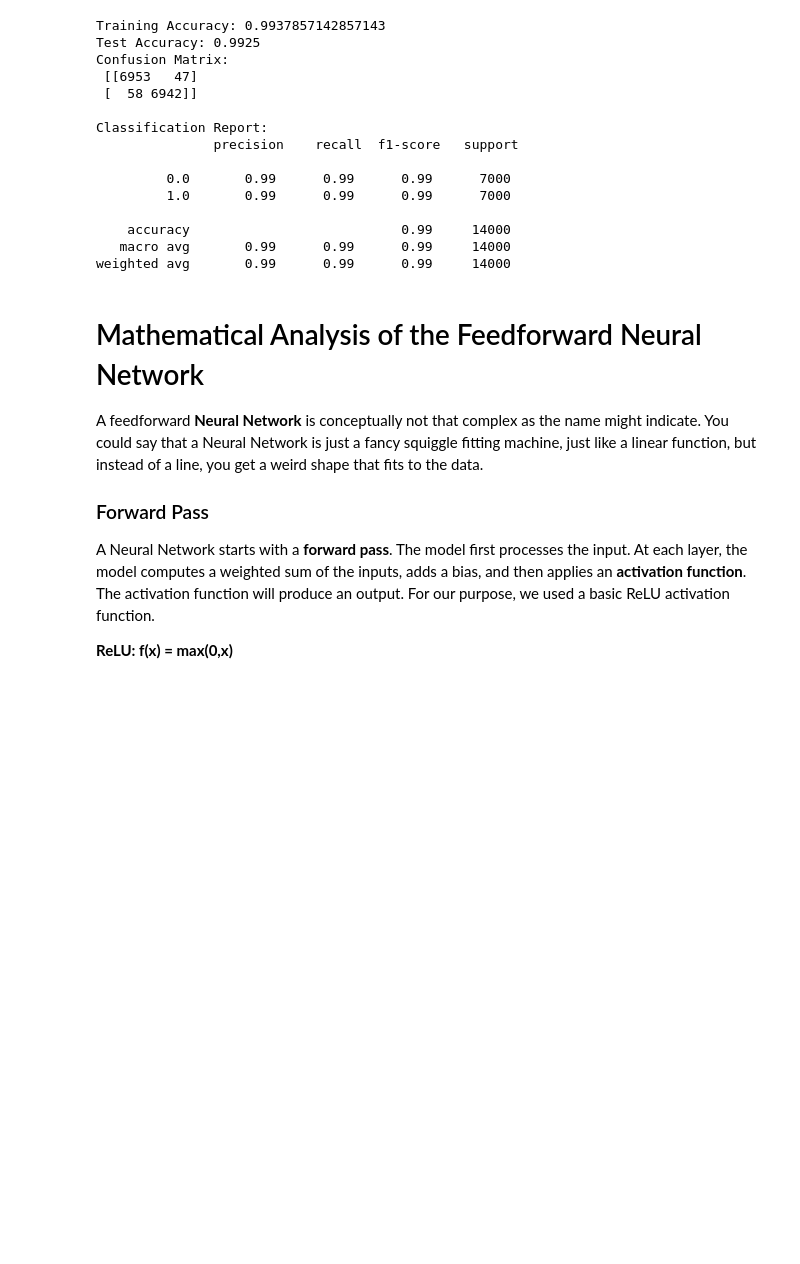
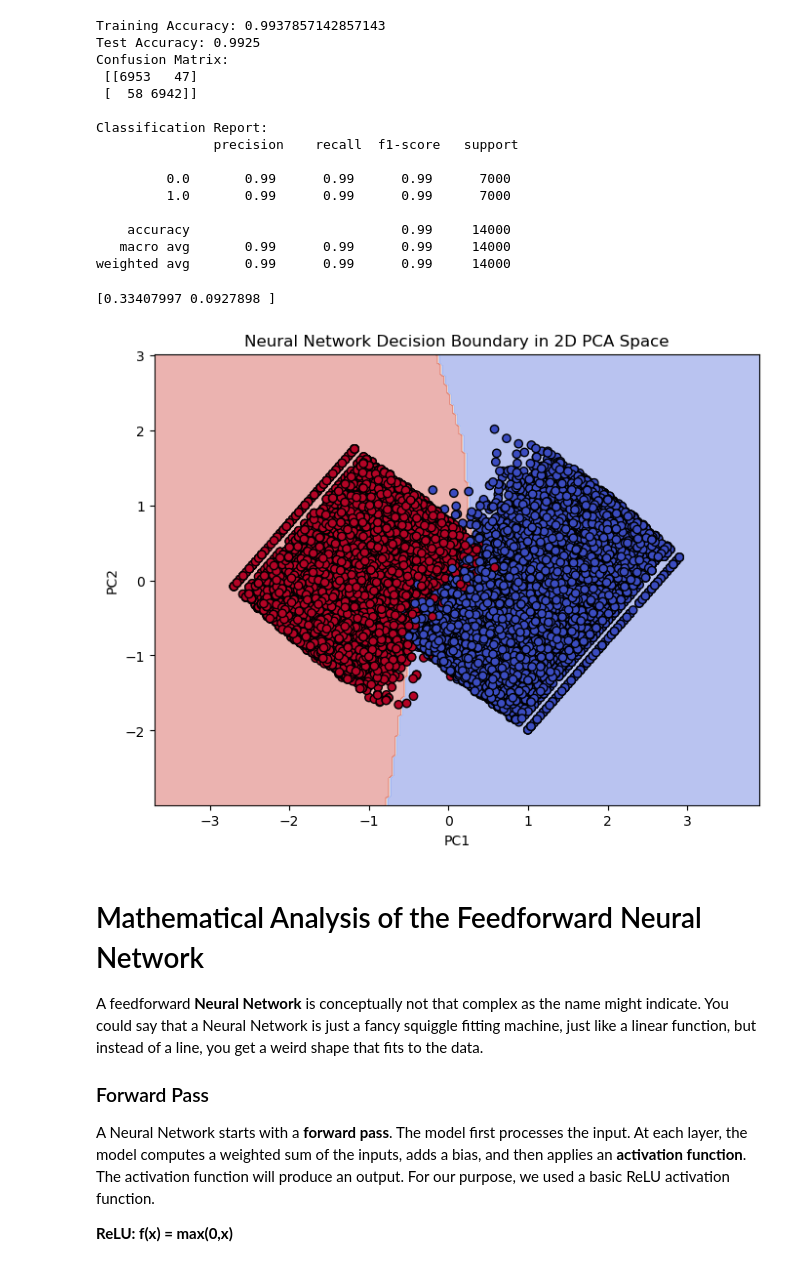
Before and after one commit to jkama4/project_ml, a Jupyter notebook: models/neural_network_file.ipynb, the cells around one changed output. Saved outputs shown, nothing was run; the diff lists cells and outputs as text; code cells hidden in the pictures; blank space fills up the shorter version.

```diff
--- a/models/neural_network_file.ipynb
+++ b/models/neural_network_file.ipynb
@@ -27,0 +17,5 @@ df.describe()
+# %%
+data_path = os.path.join('..', 'data', 'heart_disease_risk_dataset_earlymed.csv')
+
+df = pd.read_csv(data_path)
+df.describe()
@@ -64,6 +68,61 @@ Classification Report:
     accuracy                           0.99     14000
    macro avg       0.99      0.99      0.99     14000
 weighted avg       0.99      0.99      0.99     14000
+# %%
+pca: PCA = PCA(n_components=2)
+
+X_train_2d = pca.fit_transform(X_train)
+X_test_2d = pca.fit_transform(X_test)
+
+clf_2d = MLPClassifier()
+clf.fit(X_train_2d, y_train)
+
+x_min, x_max = X_test_2d[:, 0].min() - 1, X_test_2d[:, 0].max() + 1
+y_min, y_max = X_test_2d[:, 1].min() - 1, X_test_2d[:, 1].max() + 1
+xx, yy = np.meshgrid(np.linspace(x_min, x_max, 200),
+                     np.linspace(y_min, y_max, 200))
+# %%
+# Suppose you have your original data as X_train, y_train
+# and you want to project it down to 2D:
+pca = PCA(n_components=2)
+x_train_2d = pca.fit_transform(X_train)
+
+# Train a simple MLP on the 2D data
+clf_2d = MLPClassifier(hidden_layer_sizes=(10,), max_iter=500, random_state=42)
+clf_2d.fit(x_train_2d, y_train)
+
+# Create a meshgrid covering the range of the 2D data
+x_min, x_max = x_train_2d[:, 0].min() - 1, x_train_2d[:, 0].max() + 1
+y_min, y_max = x_train_2d[:, 1].min() - 1, x_train_2d[:, 1].max() + 1
+
+xx, yy = np.meshgrid(
+    np.linspace(x_min, x_max, 200),
+    np.linspace(y_min, y_max, 200)
+)
+
+# Flatten the grid so we can feed it to the classifier
+grid_points = np.c_[xx.ravel(), yy.ravel()]
+
+# Predict class for each point in the grid
+Z = clf_2d.predict(grid_points)
+Z = Z.reshape(xx.shape)
+
+# Plot the decision boundary with contourf
+plt.figure(figsize=(8, 6))
+plt.contourf(xx, yy, Z, alpha=0.4, cmap=plt.cm.coolwarm)
+
+explained_var = pca.explained_variance_ratio_
+print(explained_var)
+
+# Plot the training points
+plt.scatter(x_train_2d[:, 0], x_train_2d[:, 1], c=y_train, edgecolor='k', cmap=plt.cm.coolwarm)
+plt.title("Neural Network Decision Boundary in 2D PCA Space")
+plt.xlabel("PC1")
+plt.ylabel("PC2")
+plt.show()
+# %% [output]
+[0.33407997 0.0927898 ]
+[figure, added]
 # %% [markdown]
 # Mathematical Analysis of the Feedforward Neural Network
 
```
Also changed, not shown: parts of 4 cells of this notebook, 5 other files.
